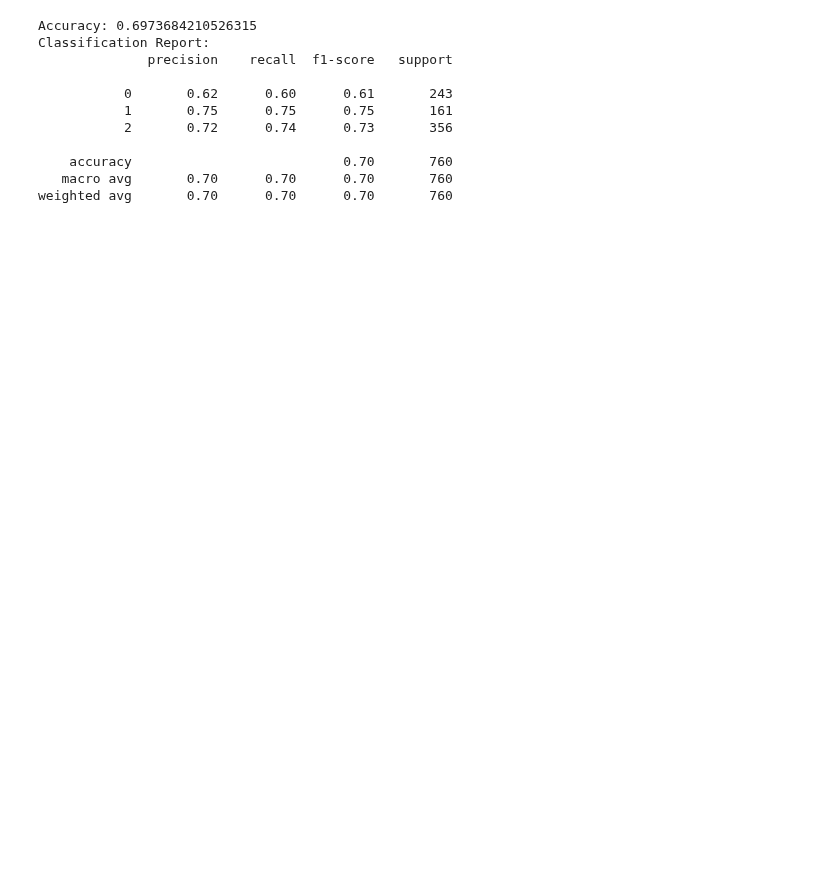
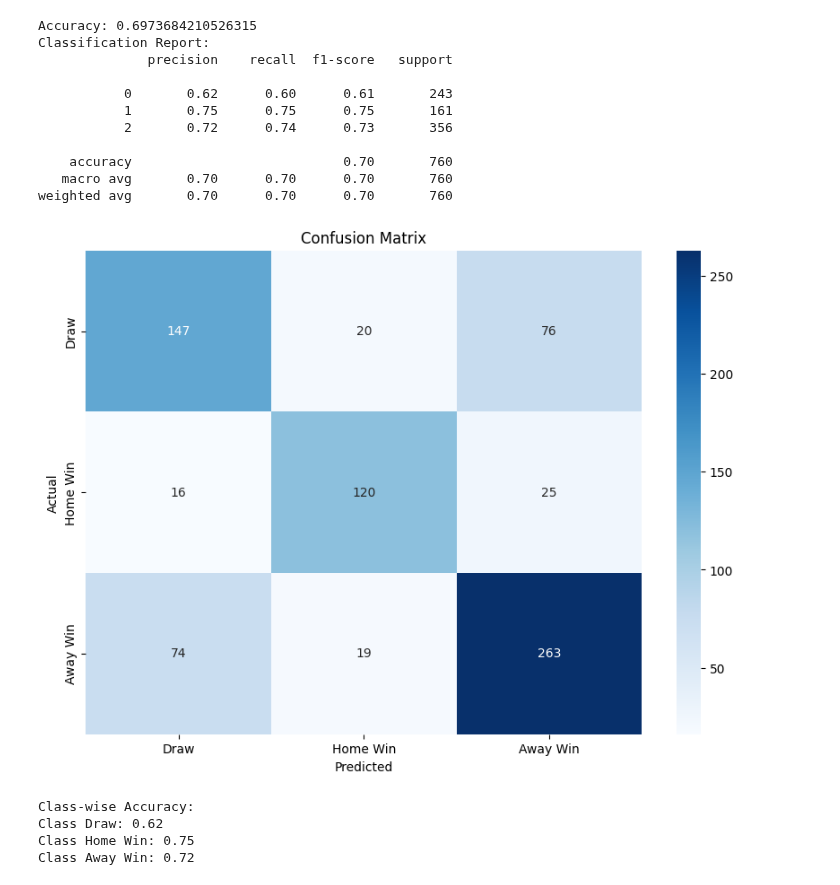
Before and after one commit to ML-Project-PremierInsights/ELO-Insights, a Jupyter notebook: Neural Networks/MLP.ipynb, the cells around one changed output. Saved outputs shown, nothing was run; the diff lists cells and outputs as text; code cells hidden in the pictures; blank space fills up the shorter version.

```diff
--- a/Neural Networks/MLP.ipynb
+++ b/Neural Networks/MLP.ipynb
@@ -41,16 +42,10 @@ mlp_model.fit(X_train_scaled, y_train)
 # %% [output]
 MLPClassifier(hidden_layer_sizes=(128, 64, 32), max_iter=1000, random_state=42)
 # %%
-
-
-# mlp_model = MLPClassifier(hidden_layer_sizes=(128, 64, 32), activation='relu', solver='adam',
-#                           max_iter=100, random_state=42)
-# mlp_model.fit(X_train_scaled, y_train)
-# # Define the parameter grid
 param_grid = {
-    'hidden_layer_sizes': [(128, 64, 32), (100, 50, 25), (150, 75, 50)],
-    'activation': ['relu', 'tanh'],
-    'solver': ['adam', 'sgd'],
+    'hidden_layer_sizes': [(150, 75, 50)],
+    'activation': ['tanh'],
+    'solver': ['sgd'],
     'max_iter': [1000]
 }
 
@@ -89,3 +84,30 @@ Classification Report:
     accuracy                           0.70       760
    macro avg       0.70      0.70      0.70       760
 weighted avg       0.70      0.70      0.70       760
+# %%
+conf_matrix = confusion_matrix(y_test, y_pred)
+plt.figure(figsize=(10, 7))
+sns.heatmap(conf_matrix, annot=True, fmt='d', cmap='Blues', xticklabels=['Draw', 'Home Win', 'Away Win'], yticklabels=['Draw', 'Home Win', 'Away Win'])
+plt.xlabel('Predicted')
+plt.ylabel('Actual')
+plt.title('Confusion Matrix')
+plt.show()
+
+class_report = classification_report(y_test, y_pred, output_dict=True)
+print("Class-wise Accuracy:")
+for label, metrics in class_report.items():
+    if label == '0':
+        class_name = 'Draw'
+    elif label == '1':
+        class_name = 'Home Win'
+    elif label == '2':
+        class_name = 'Away Win'
+    else:
+        continue
+    print(f"Class {class_name}: {metrics['precision']:.2f}")
+# %% [output]
+[figure, added]
+Class-wise Accuracy:
+Class Draw: 0.62
+Class Home Win: 0.75
+Class Away Win: 0.72
```
Also changed, not shown: parts of 3 cells of this notebook, 1 other file.
